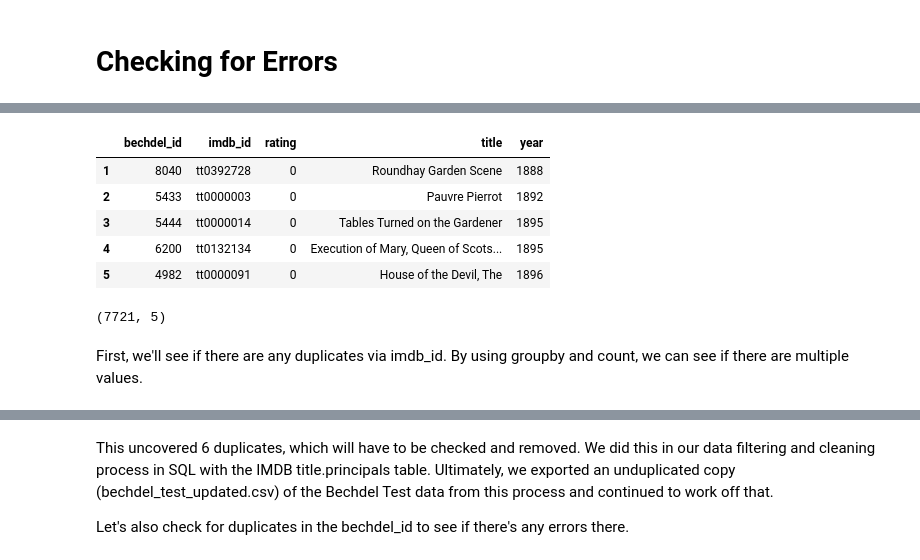
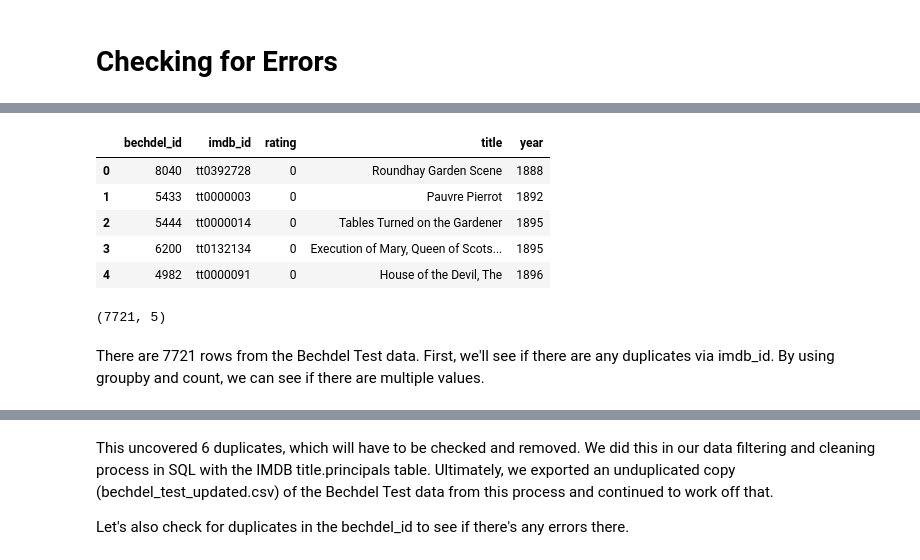
Before and after one commit to tktruong/portfolio, a Jupyter notebook: Bechdel_Test_Analysis/Bechdel_JSON_to_CSV.ipynb, the cells around one changed output, grey strips where cells are left out. Saved outputs shown, nothing was run; the diff lists cells and outputs as text; code cells hidden in the pictures.

```diff
--- a/Bechdel_Test_Analysis/Bechdel_JSON_to_CSV.ipynb
+++ b/Bechdel_Test_Analysis/Bechdel_JSON_to_CSV.ipynb
@@ -71,21 +60,24 @@ bechdel_df.head()
-# %%
-bechdel_df.columns = bechdel_df.iloc[0]
-
-bechdel_df.drop(index=0, inplace=True)
-
-bechdel_df.head()
-# %% [output]
-|  | bechdel_id | imdb_id | rating | title | year |
-| 1 | 8040 | tt0392728 | 0 | Roundhay Garden Scene | 1888 |
-| 2 | 5433 | tt0000003 | 0 | Pauvre Pierrot | 1892 |
-| 3 | 5444 | tt0000014 | 0 | Tables Turned on the Gardener | 1895 |
-| 4 | 6200 | tt0132134 | 0 | Execution of Mary, Queen of Scots... | 1895 |
-| 5 | 4982 | tt0000091 | 0 | House of the Devil, The | 1896 |
+# %%
+# put into pandas dataframe
+#bechdel_df = pd.DataFrame(bechdel_csv)
+bechdel_df = pd.read_csv("bechdel.csv")
+
+# correct column names
+bechdel_df.columns = ['bechdel_id', 'imdb_id', 'rating', 'title', 'year']
+
+bechdel_df.head()
+# %% [output]
+|  | bechdel_id | imdb_id | rating | title | year |
+| 0 | 8040 | tt0392728 | 0 | Roundhay Garden Scene | 1888 |
+| 1 | 5433 | tt0000003 | 0 | Pauvre Pierrot | 1892 |
+| 2 | 5444 | tt0000014 | 0 | Tables Turned on the Gardener | 1895 |
+| 3 | 6200 | tt0132134 | 0 | Execution of Mary, Queen of Scots... | 1895 |
+| 4 | 4982 | tt0000091 | 0 | House of the Devil, The | 1896 |
 # %%
 bechdel_df.shape
 # %% [output]
 (7721, 5)
 # %% [markdown]
-First, we'll see if there are any duplicates via imdb_id. By using groupby and count, we can see if there are multiple values.
+There are 7721 rows from the Bechdel Test data. First, we'll see if there are any duplicates via imdb_id. By using groupby and count, we can see if there are multiple values.
 # %%
 temp_bechdel1 = bechdel_df.groupby('imdb_id')['title'].count()
```
Also changed, not shown: parts of 4 cells of this notebook, 2 other files.
